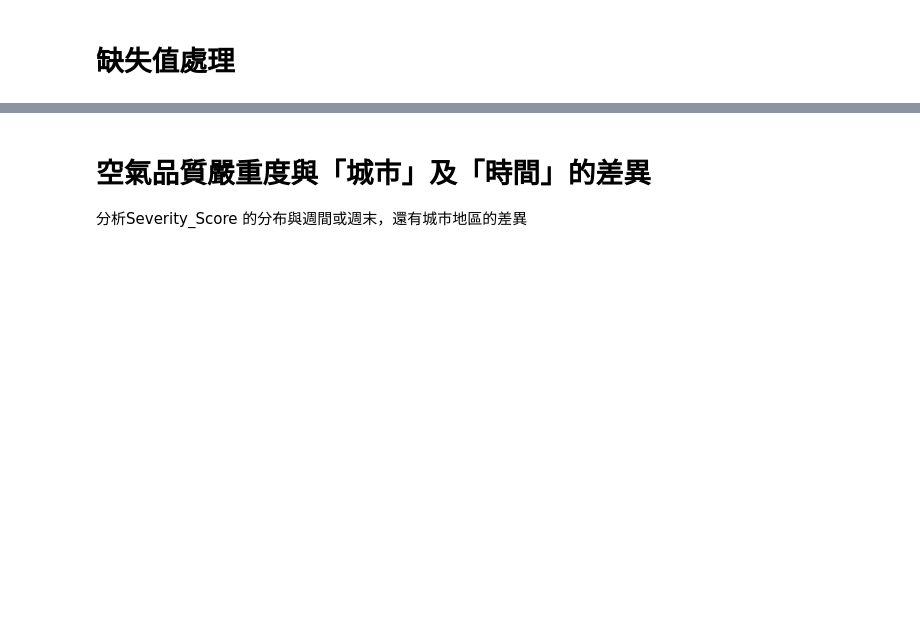
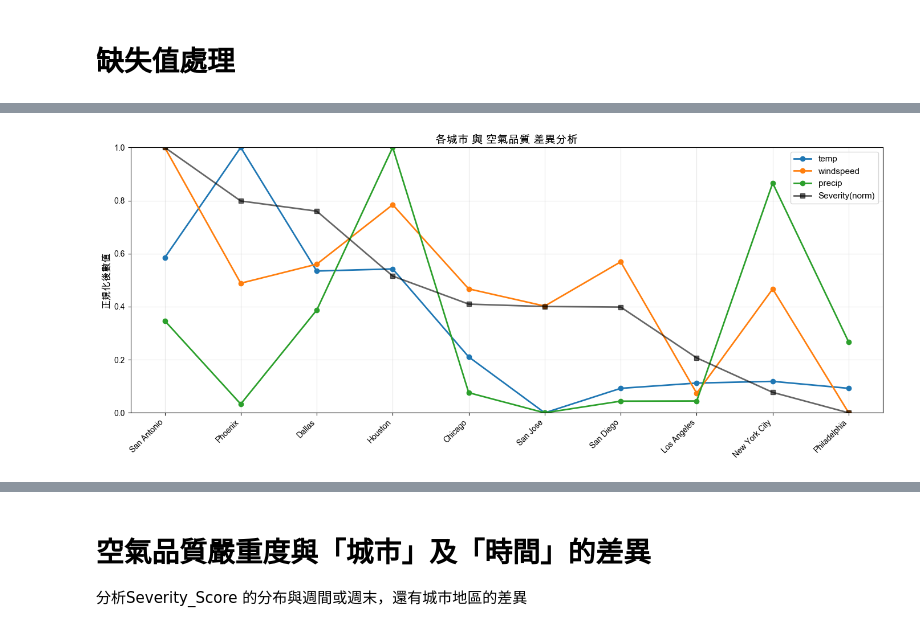
Before and after one commit to mirageapache/jupyter_note, a Jupyter notebook: DM/InterimReport/interim_report.ipynb, the cells around one changed output, grey strips where cells are left out. Cells and saved outputs as stored; diff of their text form; code cells hidden in the pictures; blank space fills up the shorter version.

```diff
--- a/DM/InterimReport/interim_report.ipynb
+++ b/DM/InterimReport/interim_report.ipynb
@@ -983,0 +411,83 @@ print("=" * 80)
+# %%
+# 城市差異的綜合分析：Severity_Score + 天氣因子
+
+import pandas as pd
+import numpy as np
+import matplotlib.pyplot as plt
+import seaborn as sns
+
+print("=" * 80)
+print("🏙️ 城市間差異的綜合分析：空氣品質嚴重度與天氣驅動因素")
+print("=" * 80)
+
+# 檢查城市欄位
+city_col = None
+for col in ['city', 'City', 'location', 'Location', 'name', 'Name']:
+    if col in rawData.columns:
+        city_col = col
+        break
+
+if city_col is None:
+    print("⚠️ 未找到城市欄位，無法進行城市差異分析。")
+else:
+    # 定義關鍵天氣因子（存在才用）
+    candidate_weather = ['visibility', 'windspeed', 'precip', 'temp', 'cloudcover']
+    weather_cols = [c for c in candidate_weather if c in rawData.columns]
+    if len(weather_cols) == 0:
+        print("⚠️ 資料中無天氣欄位可用，僅呈現城市 Severity_Score。")
+        weather_cols = []
+
+    # 建立城市彙總：Severity_Score 與天氣因子平均值
+    agg_dict = {'Severity_Score': 'mean'}
+    for c in weather_cols:
+        agg_dict[c] = 'mean'
+    city_summary = rawData.groupby(city_col).agg(agg_dict).dropna()
+
+    # 依 Severity_Score 排序，取前 12 城市做比較
+    city_summary_sorted = city_summary.sort_values('Severity_Score', ascending=False)
+    top_n = min(12, len(city_summary_sorted))
+    top_cities = city_summary_sorted.head(top_n)
+
+    # 計算城市層級的相關係數（Severity 與各天氣因子的關聯）
+    corr_rows = []
+    for c in weather_cols:
+        corr_val = top_cities['Severity_Score'].corr(top_cities[c])
+        corr_rows.append({'天氣因子': c, '城市層級相關係數': round(corr_val, 4)})
+    corr_df = pd.DataFrame(corr_rows)
+    if len(corr_df) > 0:
+        print("\n城市層級：Severity_Score 與天氣因子的相關係數")
+        print(corr_df.to_string(index=False))
+
+    # 視覺化：選定的天氣因子（visibility、windspeed、precip）做標準化疊加線圖
+    default_compare = [c for c in ['temp', 'windspeed', 'precip'] if c in weather_cols]
+    if len(default_compare) >= 2:
+        plt.figure(figsize=(14, 6))
+        norm_df = top_cities[default_compare].copy()
+        norm_df = (norm_df - norm_df.min()) / (norm_df.max() - norm_df.min() + 1e-9)
+        for c in default_compare:
+            plt.plot(np.arange(top_n), norm_df[c], marker='o', linewidth=2, label=c)
+        # 加入 Severity 正規化線作為參考
+        sev_norm = (top_cities['Severity_Score'] - top_cities['Severity_Score'].min()) / (top_cities['Severity_Score'].max() - top_cities['Severity_Score'].min() + 1e-9)
+        plt.plot(np.arange(top_n), sev_norm, marker='s', linewidth=2, color='black', alpha=0.6, label='Severity(norm)')
+        plt.xticks(np.arange(top_n), top_cities.index, rotation=45, ha='right', fontsize=10)
+        plt.ylim([0, 1])
+        plt.ylabel('正規化後數值', fontsize=12, fontweight='bold')
+        plt.title('各城市 與 空氣品質 差異分析', fontsize=14, fontweight='bold')
+        plt.legend(fontsize=11)
+        plt.grid(alpha=0.3)
+        plt.tight_layout()
+        plt.show()
+
+    # 輸出綜合對比表（方便報告使用）
+    export_cols = ['Severity_Score'] + weather_cols
+    print("\n📊 城市層級對比表（平均值）：")
+    print(top_cities[export_cols].round(3).to_string())
+
+    # 總結：指出與 Severity 關聯最強的天氣因子
+    if len(corr_df) > 0:
+        best_factor = corr_df.iloc[corr_df['城市層級相關係數'].abs().argmax()]
+        direction = '正相關' if best_factor['城市層級相關係數'] > 0 else '負相關'
+        print("\n🔍 關鍵驅動因子：")
+        print(f"   • {best_factor['天氣因子']} 與 Severity_Score 關聯最強（{direction}，r={best_factor['城市層級相關係數']:.3f}）")
+        print("   • 可作為跨城市差異的主要氣象解釋變數，用於溝通與政策建議。")
+# %% [output]
@@ -983,0 +505 @@ print("=" * 80)
+[figure, added]
```
Also changed, not shown: parts of 16 cells of this notebook.
